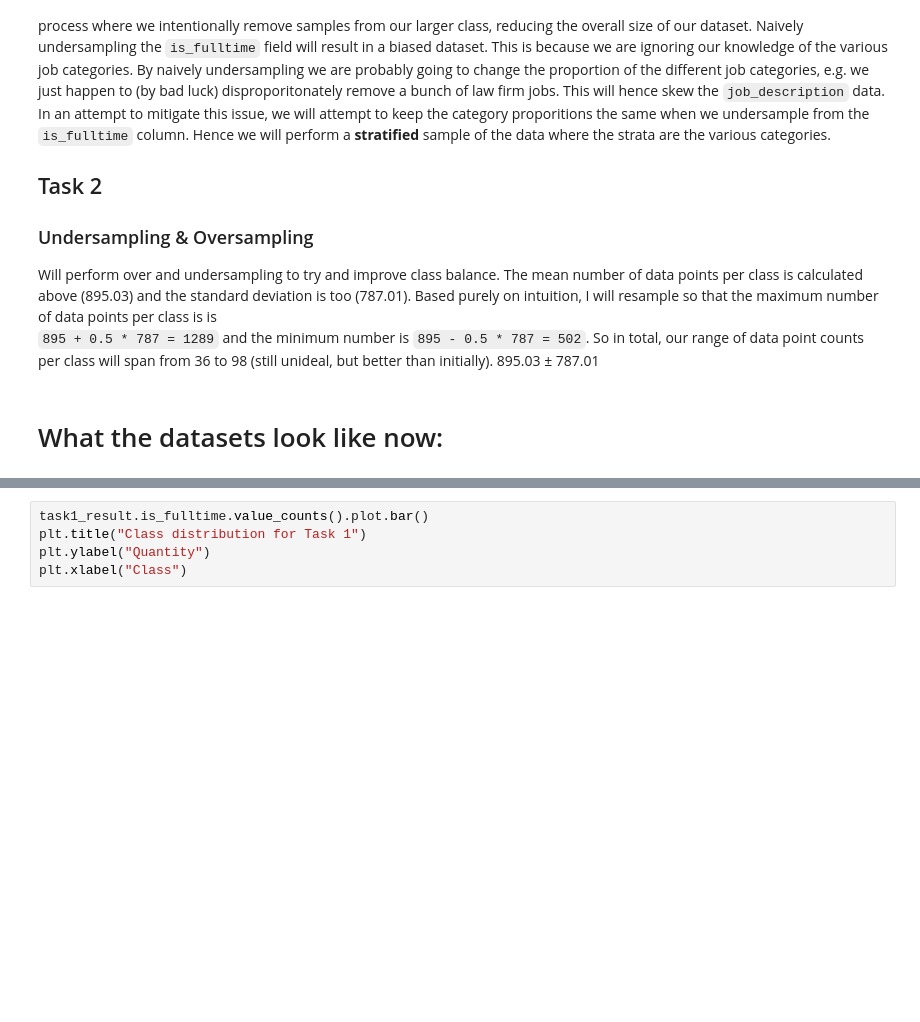
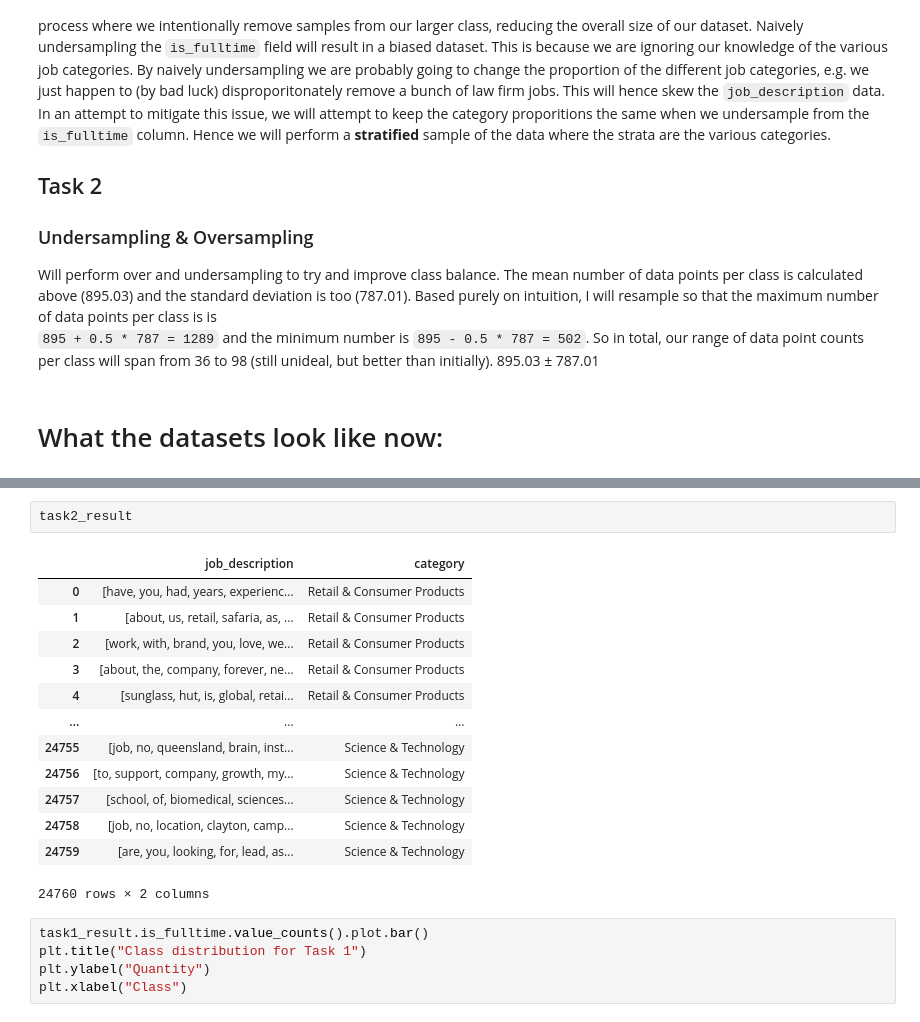
Before and after one commit to MouseAndKeyboard/LanguageModels, a Jupyter notebook: exploration/EDA.ipynb, the cells around one changed output, grey strips where cells are left out. Saved outputs shown, nothing was run; the diff lists cells and outputs as text; blank space fills up the shorter version.

```diff
--- a/exploration/EDA.ipynb
+++ b/exploration/EDA.ipynb
@@ -241,4 +249,20 @@ task1_result
 17791 rows × 2 columns
+# %%
+task2_result
+# %% [output]
+|  | job_description | category |
+| 0 | [have, you, had, years, experienc... | Retail & Consumer Products |
+| 1 | [about, us, retail, safaria, as, ... | Retail & Consumer Products |
+| 2 | [work, with, brand, you, love, we... | Retail & Consumer Products |
+| 3 | [about, the, company, forever, ne... | Retail & Consumer Products |
+| 4 | [sunglass, hut, is, global, retai... | Retail & Consumer Products |
+| ... | ... | ... |
+| 24755 | [job, no, queensland, brain, inst... | Science & Technology |
+| 24756 | [to, support, company, growth, my... | Science & Technology |
+| 24757 | [school, of, biomedical, sciences... | Science & Technology |
+| 24758 | [job, no, location, clayton, camp... | Science & Technology |
+| 24759 | [are, you, looking, for, lead, as... | Science & Technology |
+24760 rows × 2 columns
 # %%
 task1_result.is_fulltime.value_counts().plot.bar()
 plt.title("Class distribution for Task 1")
```
Also changed, not shown: parts of 10 cells of this notebook, 1 other file.
